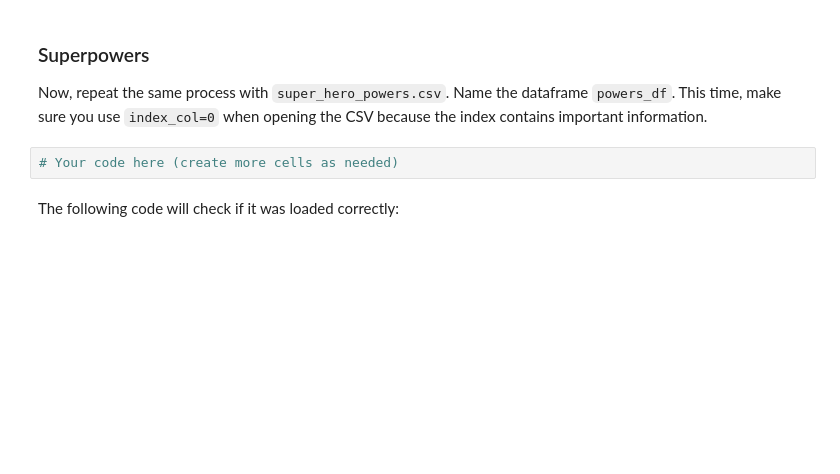
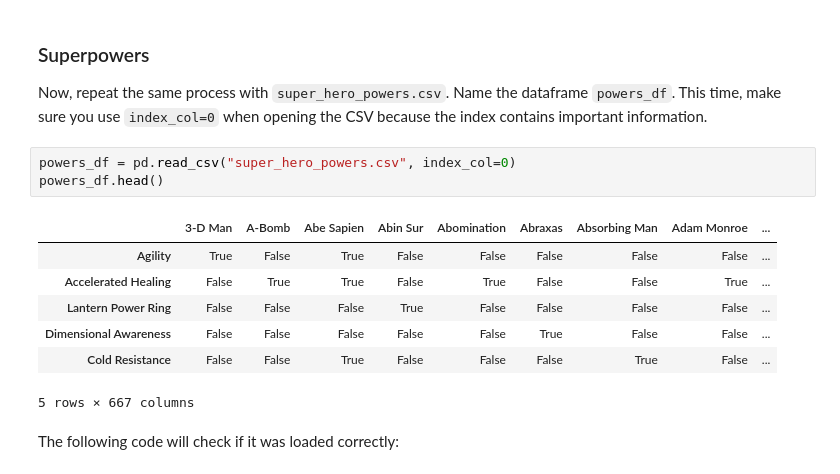
Before and after one commit to KMalinga/dsc-pandas-data-cleaning-lab, a Jupyter notebook: index.ipynb, the cells around one changed output. Cells and saved outputs as stored; diff of their text form; blank space fills up the shorter version.

```diff
--- a/index.ipynb
+++ b/index.ipynb
@@ -175,8 +207,17 @@ None
 ### Superpowers
 
 Now, repeat the same process with `super_hero_powers.csv`. Name the dataframe `powers_df`. This time, make sure you use `index_col=0` when opening the CSV because the index contains important information.
-# %%
-# Your code here (create more cells as needed)
+# %%
+powers_df = pd.read_csv("super_hero_powers.csv", index_col=0)
+powers_df.head()
+# %% [output]
+|  | 3-D Man | A-Bomb | Abe Sapien | Abin Sur | Abomination | Abraxas | Absorbing Man | Adam Monroe | ... |
+| Agility | True | False | True | False | False | False | False | False | ... |
+| Accelerated Healing | False | True | True | False | True | False | False | True | ... |
+| Lantern Power Ring | False | False | False | True | False | False | False | False | ... |
+| Dimensional Awareness | False | False | False | False | False | True | False | False | ... |
+| Cold Resistance | False | False | True | False | False | False | True | False | ... |
+5 rows × 667 columns
 # %% [markdown]
 The following code will check if it was loaded correctly:
 # %%
```
Also changed, not shown: parts of 3 cells of this notebook.
